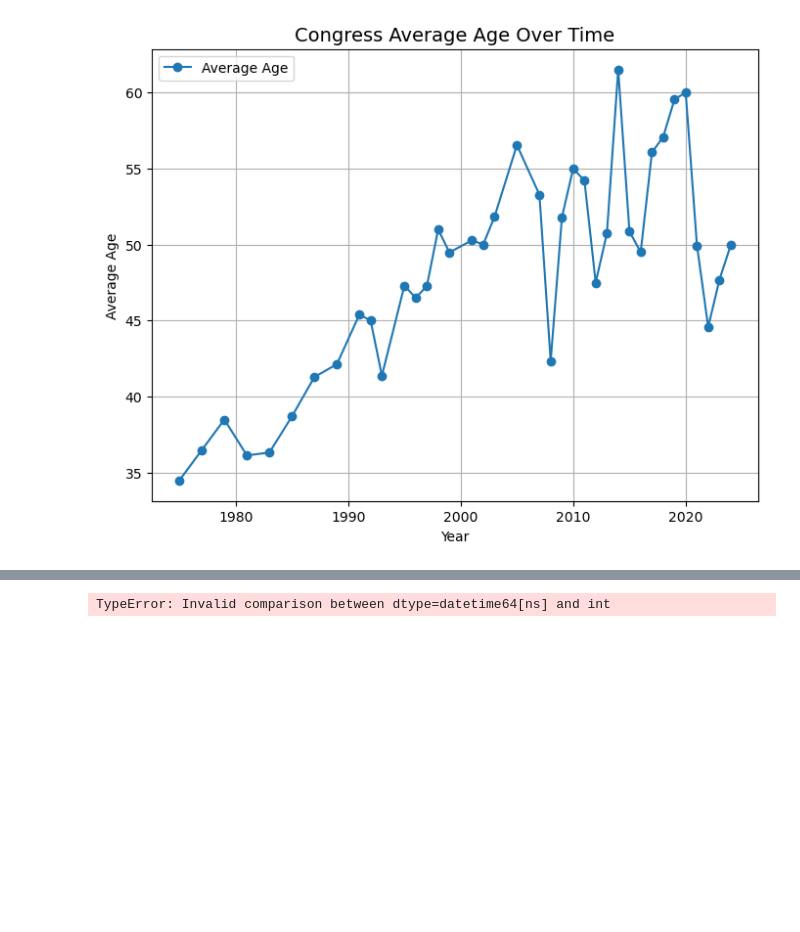
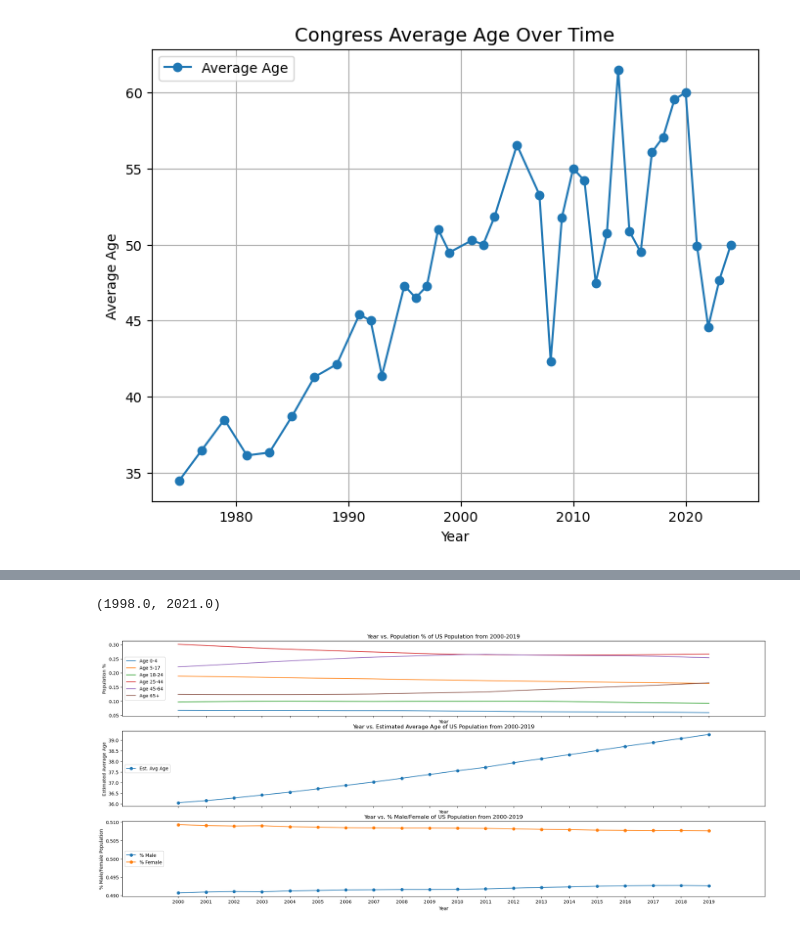
Before and after one commit to UC-Berkeley-I-School/project2_tom_quach_krishnan_adelman, a Jupyter notebook: DataLoad.ipynb, the cells around one changed output, grey strips where cells are left out. Cells and saved outputs as stored; diff of their text form; code cells hidden in the pictures; blank space fills up the shorter version.

```diff
--- a/DataLoad.ipynb
+++ b/DataLoad.ipynb
@@ -528,7 +528,15 @@ for c in filtered_pop.columns:
     if 'population' in c.lower():
         filtered_pop['% ' + c] = filtered_pop.apply(lambda row: percent(row, c), axis = 1)
 #filtered_pop['0-4 Percent'] = filtered_pop.apply(lambda row: percent(row, "Population 0-4"), axis = 1)
-filtered_pop.columns
+def get_avg_age(row):
+    base = row['Total Population']
+    populations = [row['Population 0-4'], row['Population 5-17'], row['Population 18-24'], row['Population 25-44'], row['Population 45-64'], row['Population 65+']]  # Populations by group
+    midpoints = [2.5, 11, 21, 34.5, 54.5, 75]  # Midpoints of age groups
+    weighted_ages = sum(pop * mid for pop, mid in zip(populations, midpoints))
+    return weighted_ages / base
+# Weighted sum of ages
+
+filtered_pop['Average Age'] = filtered_pop.apply(lambda row: get_avg_age(row), axis = 1)
 filtered_pop.head()
 # %% [output]
 |  | Description | Year | Total Population | Population 0-4 | Population 5-17 | Population 18-24 | ... |
@@ -541,15 +548,0 @@ filtered_pop.head()
-# %%
-##Ambro Test cell
-incumbent.shape
-non_incumbent.shape
-all_legislators = pd.concat([incumbent, non_incumbent], ignore_index=True)
-all_legislators.shape
-test = all_legislators.groupby('bioguide_id').agg(
-    Earliest_Start_Date=('start', 'min'),
-    Latest_End_Date=('end', 'max')
-).reset_index()
-
-test = test[test['Latest_End_Date'] >= 2024]
-test.shape
-# %% [output]
-TypeError: Invalid comparison between dtype=datetime64[ns] and int
@@ -559,0 +549,34 @@ TypeError: Invalid comparison between dtype=datetime64[ns] and int
+# %%
+fig_width = len(filtered_pop)*1.25
+fig, (ax1, ax2, ax3) = plt.subplots(3, 1, sharex=True, figsize=(fig_width,10))
+
+ax1.plot(filtered_pop['Year'], filtered_pop['% Population 0-4'], label= 'Age 0-4')
+ax1.plot(filtered_pop['Year'], filtered_pop['% Population 5-17'], label= 'Age 5-17')
+ax1.plot(filtered_pop['Year'], filtered_pop['% Population 18-24'], label= 'Age 18-24')
+ax1.plot(filtered_pop['Year'], filtered_pop['% Population 25-44'], label= 'Age 25-44')
+ax1.plot(filtered_pop['Year'], filtered_pop['% Population 45-64'], label= 'Age 45-64')
+ax1.plot(filtered_pop['Year'], filtered_pop['% Population 65+'], label= 'Age 65+')
+ax1.set_xlabel('Year')
+ax1.set_ylabel('Population %')
+ax1.set_title('Year vs. Population % of US Population from 2000-2019')
+ax1.legend(loc='center left')
+
+ax2.plot(filtered_pop['Year'], filtered_pop['Average Age'], label= 'Est. Avg Age', marker='o')
+ax2.set_xlabel('Year')
+ax2.set_ylabel('Estimated Average Age')
+ax2.set_title('Year vs. Estimated Average Age of US Population from 2000-2019')
+ax2.legend(loc='center left')
+
+ax3.plot(filtered_pop['Year'], filtered_pop['% Male Population'], label= '% Male', marker='o')
+ax3.plot(filtered_pop['Year'], filtered_pop['% Female Population'], label= '% Female', marker='o')
+ax3.set_xlabel('Year')
+ax3.set_ylabel('% Male/Female Population')
+ax3.set_title('Year vs. % Male/Female of US Population from 2000-2019')
+ax3.legend(loc='center left')
+
+
+plt.xticks(filtered_pop['Year'])
+plt.xlim(1998, 2021)
+# %% [output]
+(1998.0, 2021.0)
+[figure, added]
```
Also changed, not shown: parts of 6 cells of this notebook.
